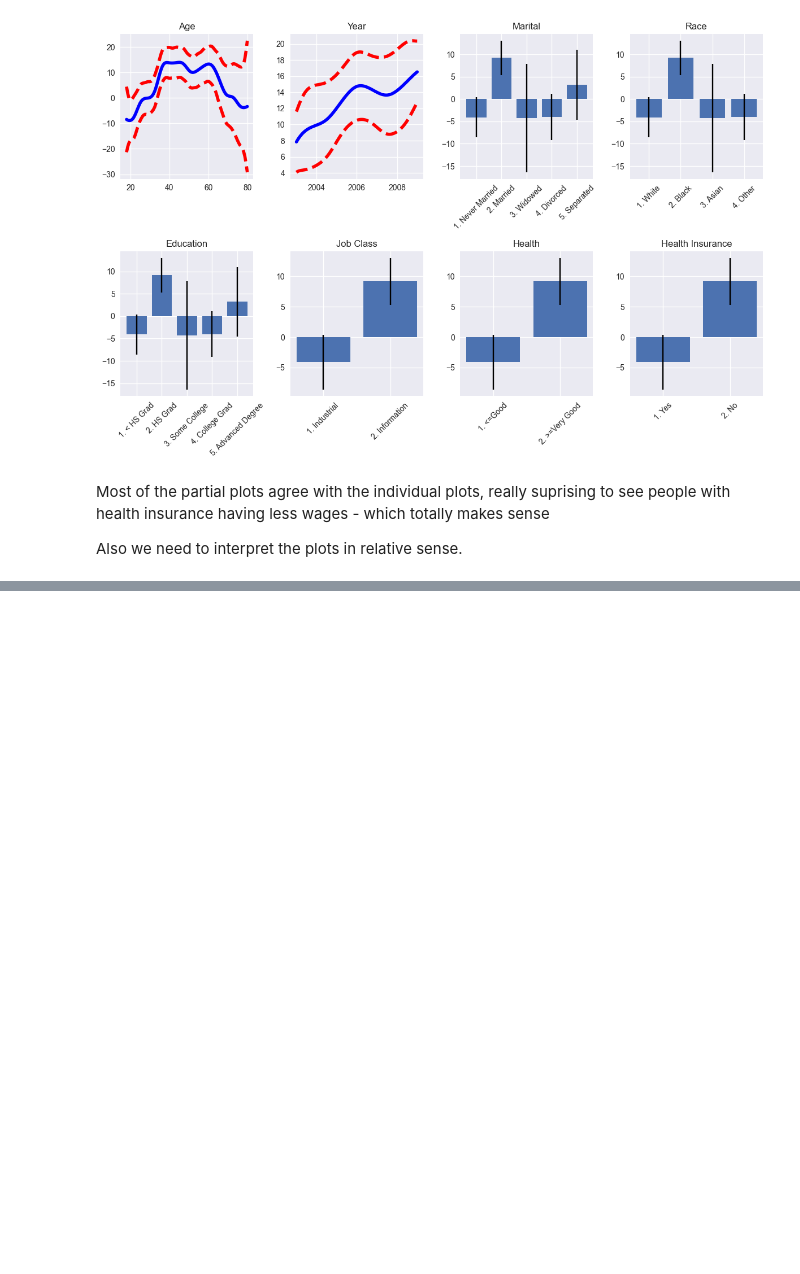
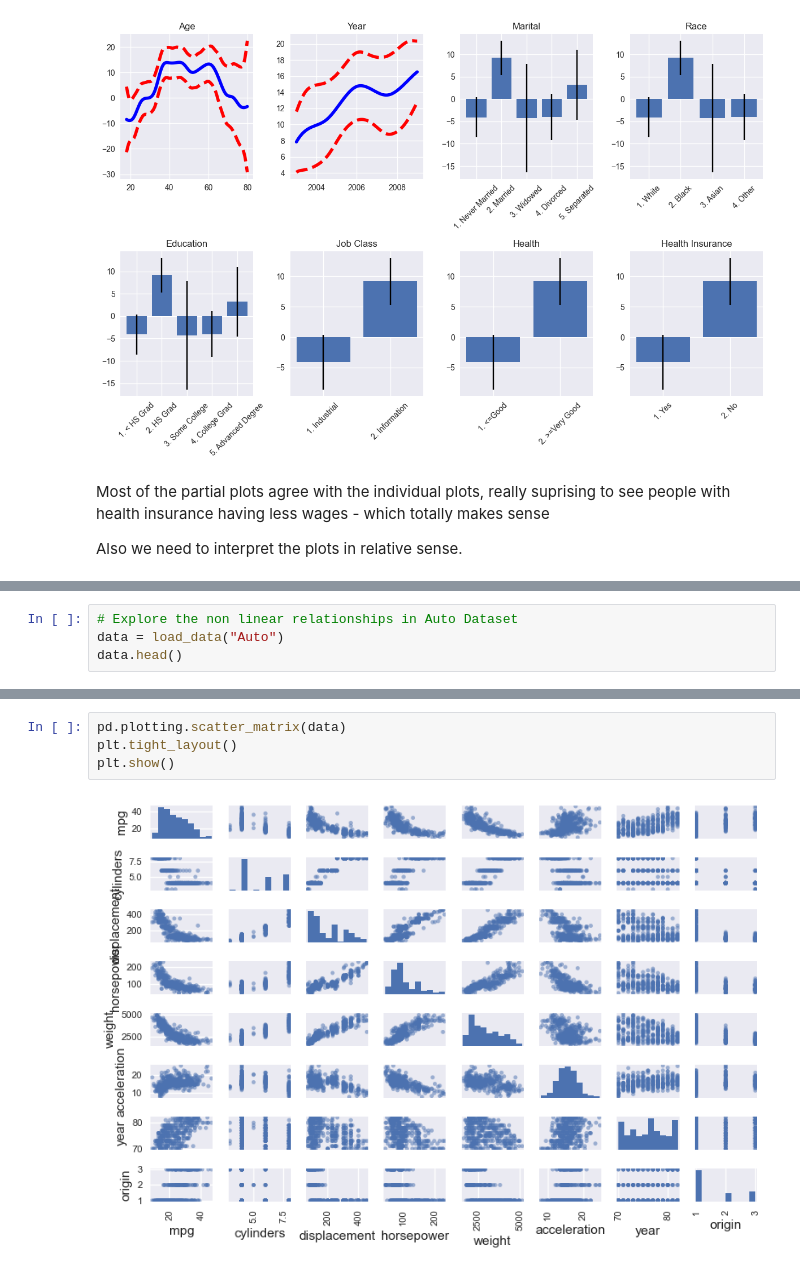
Before and after one commit to kkkamur07/ISL-Learning, a Jupyter notebook: NonLinearity/nonLinearity-questions.ipynb, the cells around one changed output, grey strips where cells are left out. Saved outputs shown, nothing was run; the diff lists cells and outputs as text; blank space fills up the shorter version.

Commit message:
non-linearity-almost-done

```diff
--- a/NonLinearity/nonLinearity-questions.ipynb
+++ b/NonLinearity/nonLinearity-questions.ipynb
@@ -268,0 +271,4 @@ Also we need to interpret the plots in relative sense.
+# %%
+# Explore the non linear relationships in Auto Dataset
+data = load_data("Auto")
+data.head()
@@ -268,0 +283,6 @@ Also we need to interpret the plots in relative sense.
+# %%
+pd.plotting.scatter_matrix(data)
+plt.tight_layout()
+plt.show()
+# %% [output]
+[figure, added]
```
Also changed, not shown: parts of 16 cells of this notebook.
